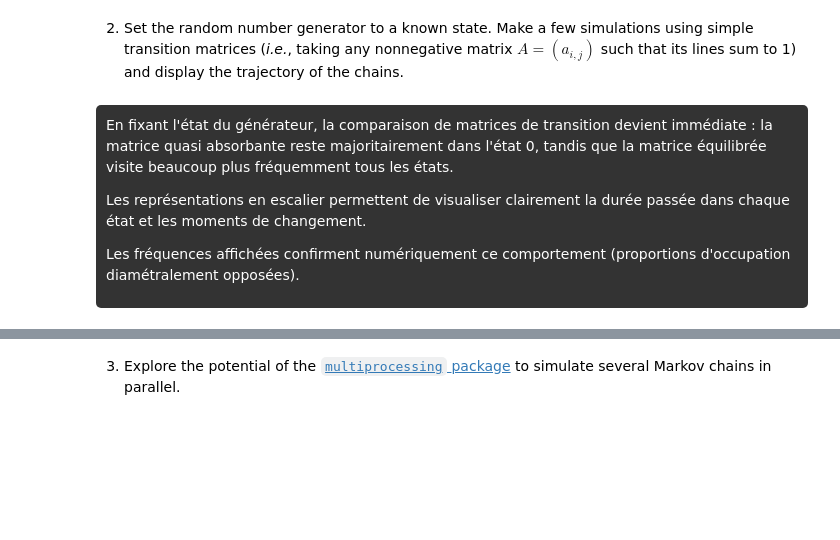
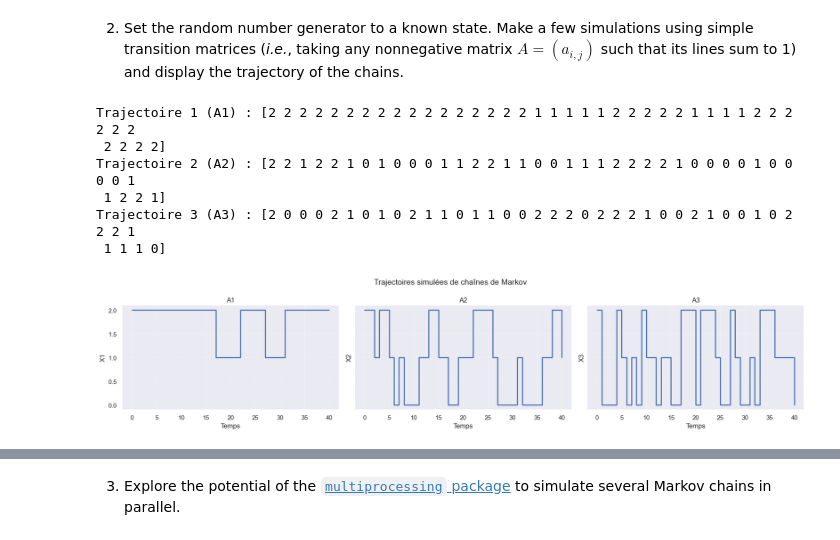
Before and after one commit to rosedel05/LAB1-DELANNOY-DOS-RAMOS, a Jupyter notebook: Labs/Lab5/lab5.ipynb, the cells around one changed output, grey strips where cells are left out. Cells and saved outputs as stored; diff of their text form; code cells hidden in the pictures; blank space fills up the shorter version.

```diff
--- a/Labs/Lab5/lab5.ipynb
+++ b/Labs/Lab5/lab5.ipynb
@@ -270,8 +225,2 @@ print("Trajectoire simulée (exemple) :", path_example)
 # %% [markdown]
 2. Set the random number generator to a known state. Make a few simulations using simple transition matrices (*i.e.*, taking any nonnegative matrix $A=(a_{i,j})$ such that its lines sum to 1) and display the trajectory of the chains.
-# %% [markdown]
-<div style="background-color: #333333; color: #ffffff; padding: 10px; border-radius: 5px;">
-  <p>En fixant l'état du générateur, la comparaison de matrices de transition devient immédiate : la matrice quasi absorbante reste majoritairement dans l'état 0, tandis que la matrice équilibrée visite beaucoup plus fréquemment tous les états.</p>
-  <p>Les représentations en escalier permettent de visualiser clairement la durée passée dans chaque état et les moments de changement.</p>
-  <p>Les fréquences affichées confirment numériquement ce comportement (proportions d'occupation diamétralement opposées).</p>
-</div>
@@ -316,0 +227,69 @@ for title, freq in occupations.items():
+# %%
+# Comparaison de trajectoires pour trois matrices de transition simples
+
+rng = np.random.default_rng(42)
+rho = np.array([1/3, 1/3, 1/3])
+matrices = {
+    "A1": np.array( # Chaîne à 3 états avec forte proba de rester dans le même état
+        [
+            [0.9, 0.05, 0.05],
+            [0.1, 0.8, 0.1],
+            [0.025, 0.05, 0.925]
+        ]
+    ),
+    "A2": np.array( # Chaîne à 3 états avec transitions mélangées
+        [
+            [0.5, 0.4, 0.1],
+            [0.3, 0.4, 0.3],
+            [0.2, 0.3, 0.5]
+        ]
+    ),
+    "A3": np.full((3,3), 1/3) # Chaîne aléatoire
+}
+
+# Simulation de trajectoires
+
+n_steps = 40 # nombre d'étapes simulées
+
+X1 = markov(rho, matrices["A1"], n_steps, rng)
+X2 = markov(rho, matrices["A2"], n_steps, rng)
+X3 = markov(rho, matrices["A3"], n_steps, rng)
+
+print("Trajectoire 1 (A1) :", X1)
+print("Trajectoire 2 (A2) :", X2)
+print("Trajectoire 3 (A3) :", X3)
+
+# Visualisation des trajectoires
+
+fig, axes = plt.subplots(1, 3, figsize=(18, 4), sharey=True)
+occupations = {}
+trajectoires = {"A1": X1, "A2": X2, "A3": X3}
+noms_axes = {"A1": "X1", "A2": "X2", "A3": "X3"}
+
+for ax, (title, traj) in zip(axes, trajectoires.items()):
+    # Calcul des fréquences d'occupation
+    occupations[title] = np.bincount(traj, minlength=np.max(traj)+1) / traj.size
+
+    # Tracé de la trajectoire
+    ax.step(range(traj.size), traj, where="post", linewidth=2)
+    ax.set(title=title, xlabel="Temps", ylabel=noms_axes[title])
+    ax.grid(True, alpha=0.3)
+
+fig.suptitle("Trajectoires simulées de chaînes de Markov", fontsize=14)
+plt.tight_layout()
+plt.show()
+
+# Affichage des fréquences d'occupation
+print("\nFréquences d'occupation des états :")
+for title, occ in occupations.items():
+    print(f"\n{title} :")
+    for i, p in enumerate(occ):
+        print(f" - Etat {i}: {p:.2f}")
+# %% [output]
+Trajectoire 1 (A1) : [2 2 2 2 2 2 2 2 2 2 2 2 2 2 2 2 2 1 1 1 1 1 2 2 2 2 2 1 1 1 1 2 2 2 2 2 2
+ 2 2 2 2]
+Trajectoire 2 (A2) : [2 2 1 2 2 1 0 1 0 0 0 1 1 2 2 1 1 0 0 1 1 1 2 2 2 2 1 0 0 0 0 1 0 0 0 0 1
+ 1 2 2 1]
+Trajectoire 3 (A3) : [2 0 0 0 2 1 0 1 0 2 1 1 0 1 1 0 0 2 2 2 0 2 2 2 1 0 0 2 1 0 0 1 0 2 2 2 1
+ 1 1 1 0]
+[figure, added]
```
Also changed, not shown: parts of 13 cells of this notebook.
